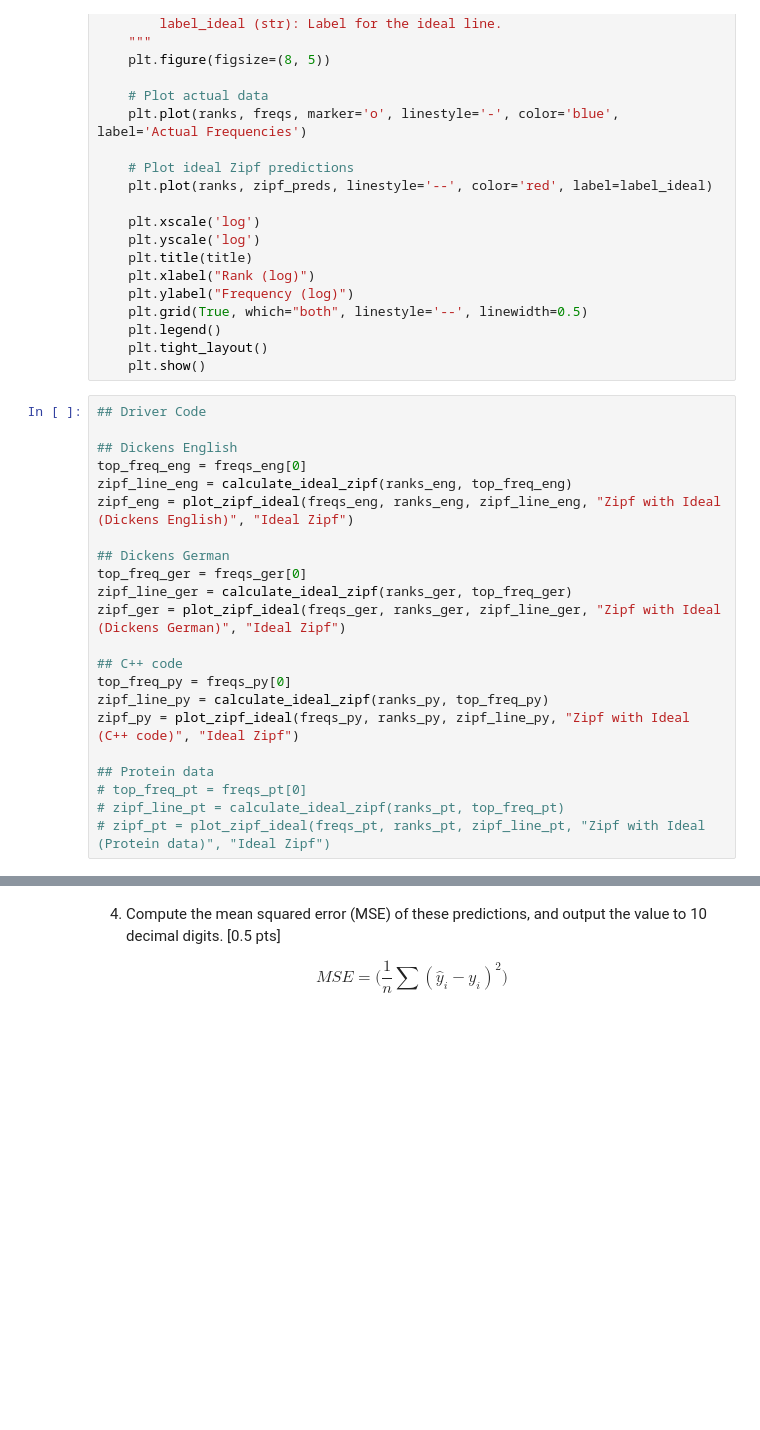
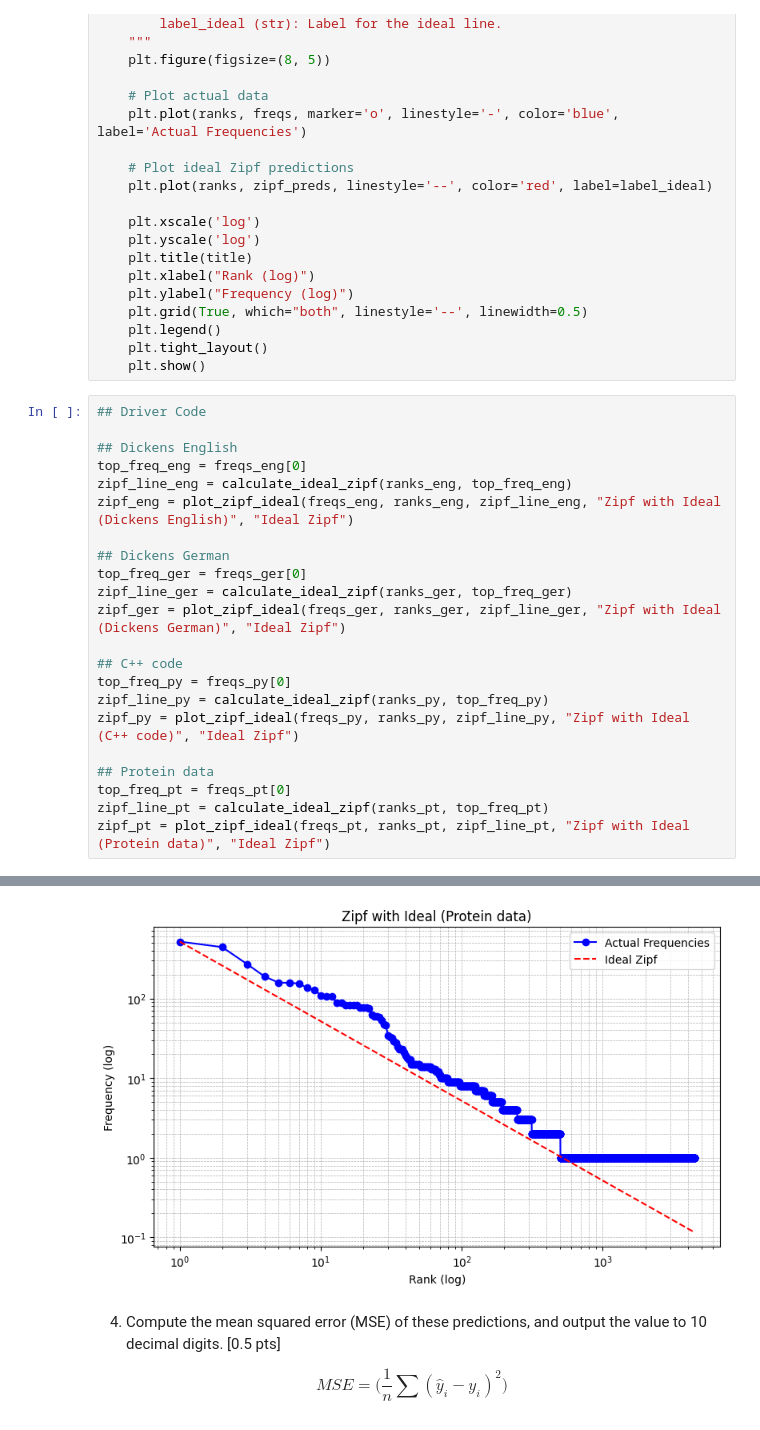
Before and after one commit to 9Christian6/SNLP, a Jupyter notebook: Assignment01/Exercise_1.3&1.4.ipynb, the cells around one changed output, grey strips where cells are left out. Drawn from its saved outputs; the diff is of its cells as text; blank space fills up the shorter version.

```diff
--- a/Assignment01/Exercise_1.3&1.4.ipynb
+++ b/Assignment01/Exercise_1.3&1.4.ipynb
@@ -302,29 +306,30 @@ def plot_zipf_ideal(freqs, ranks, zipf_preds, title, label_ideal):
 # %%
 ## Driver Code
 
 ## Dickens English
 top_freq_eng = freqs_eng[0]
 zipf_line_eng = calculate_ideal_zipf(ranks_eng, top_freq_eng)
 zipf_eng = plot_zipf_ideal(freqs_eng, ranks_eng, zipf_line_eng, "Zipf with Ideal (Dickens English)", "Ideal Zipf")
 
 ## Dickens German
 top_freq_ger = freqs_ger[0]
 zipf_line_ger = calculate_ideal_zipf(ranks_ger, top_freq_ger)
 zipf_ger = plot_zipf_ideal(freqs_ger, ranks_ger, zipf_line_ger, "Zipf with Ideal (Dickens German)", "Ideal Zipf")
 
 ## C++ code
 top_freq_py = freqs_py[0]
 zipf_line_py = calculate_ideal_zipf(ranks_py, top_freq_py)
 zipf_py = plot_zipf_ideal(freqs_py, ranks_py, zipf_line_py, "Zipf with Ideal (C++ code)", "Ideal Zipf")
 
 ## Protein data
-# top_freq_pt = freqs_pt[0]
-# zipf_line_pt = calculate_ideal_zipf(ranks_pt, top_freq_pt)
-# zipf_pt = plot_zipf_ideal(freqs_pt, ranks_pt, zipf_line_pt, "Zipf with Ideal (Protein data)", "Ideal Zipf")
+top_freq_pt = freqs_pt[0]
+zipf_line_pt = calculate_ideal_zipf(ranks_pt, top_freq_pt)
+zipf_pt = plot_zipf_ideal(freqs_pt, ranks_pt, zipf_line_pt, "Zipf with Ideal (Protein data)", "Ideal Zipf")
 # %% [output]
 [figure]
 [figure]
 [figure]
+[figure, added]
 # %% [markdown]
 4. Compute the mean squared error (MSE) of these predictions, and output the value to 10 decimal digits. [0.5 pts]
 
```
Also changed, not shown: parts of 5 cells of this notebook.
